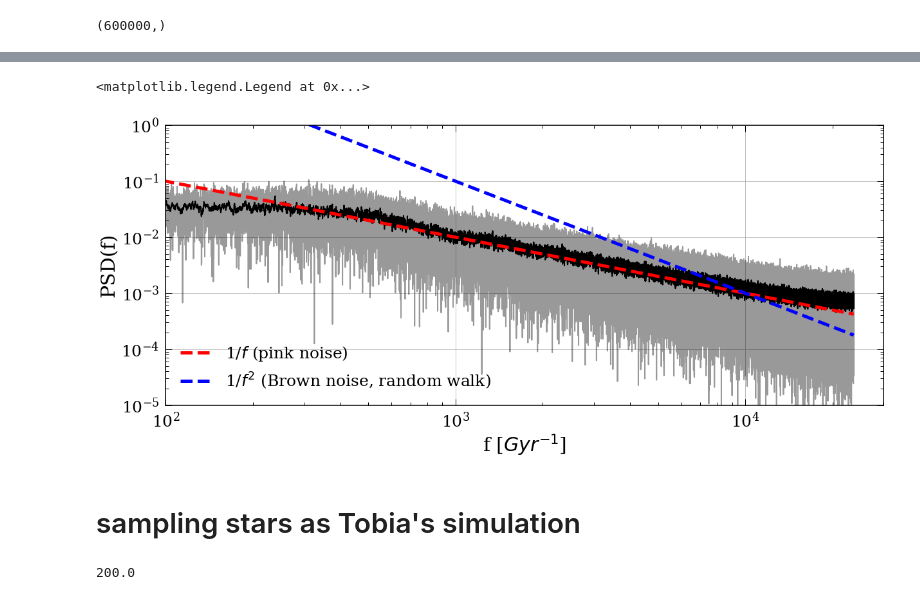
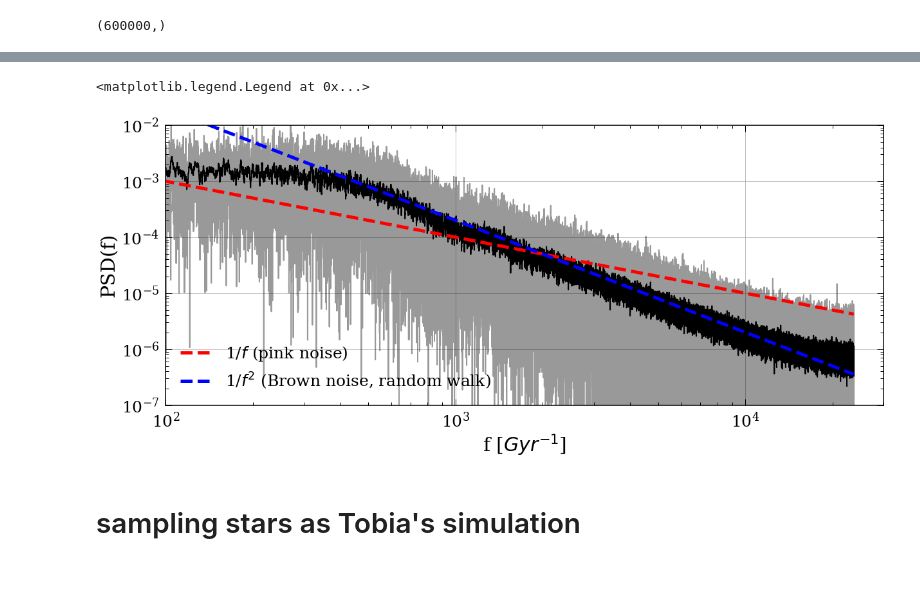
Before and after one commit to lyx12311/Subdiffusion, a Jupyter notebook: RandomWalkPower.ipynb, the cells around one changed output, grey strips where cells are left out. Saved outputs shown, nothing was run; the diff lists cells and outputs as text; code cells hidden in the pictures.

```diff
--- a/RandomWalkPower.ipynb
+++ b/RandomWalkPower.ipynb
@@ -158,37 +126,33 @@ Text(0, 0.5, 'ΔR [kpc]')
 # %%
 N = len(age_flat)
 T = max(age_flat)/N
 yf = fft(drs_flat)
 
 xf = fftfreq(N, T)[:N//2]
 
 plt.figure(figsize=(20,8))
 PSD = 2.0/N * np.abs(yf[0:N//2])
-plt.loglog(xf,PSD,'k-',alpha=0.4)
+plt.loglog(xf,PSD**2,'k-',alpha=0.4)
 
 #PSD_smooth = gaussian_filter1d(PSD, 5)
-PSD_smooth = savgol_filter(PSD, 21, 1)
+PSD_smooth = savgol_filter(PSD**2, 21, 1)
 plt.loglog(xf,PSD_smooth,'k-')
 
-A1 = 10
-A2 = 1e5
+A1 = 0.1
+A2 = 2e2
 plt.plot(xf, A1/xf, 'r--',label='1/$f$ (pink noise)',linewidth=5)
 plt.plot(xf, A2/xf**2, 'b--',label='1/$f^2$ (Brown noise, random walk)',linewidth=5)
 plt.grid()
 plt.xlim([100,3e4])
-plt.ylim([1e-5,1])
+plt.ylim([1e-7,1e-2])
 plt.xlabel('f [$Gyr^{-1}$]')
 plt.ylabel('PSD(f)')
 plt.legend(loc=3)
 # %% [output]
 <matplotlib.legend.Legend at 0x...>
-[figure, old version]
+[figure, new version]
 # %% [markdown]
 # sampling stars as Tobia's simulation
-# %%
-12000/60
-# %% [output]
-200.0
 # %%
 ages, drs = np.zeros(0), np.zeros(0)
 
```
Also changed, not shown: parts of 16 cells of this notebook.
